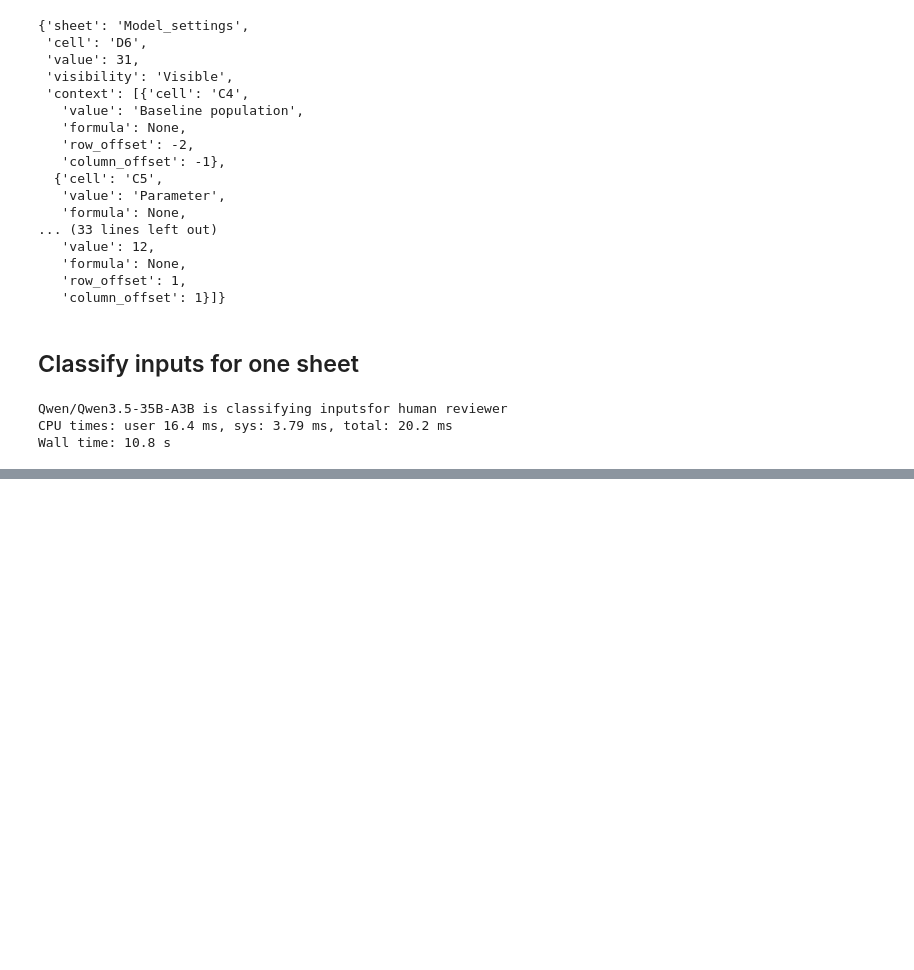
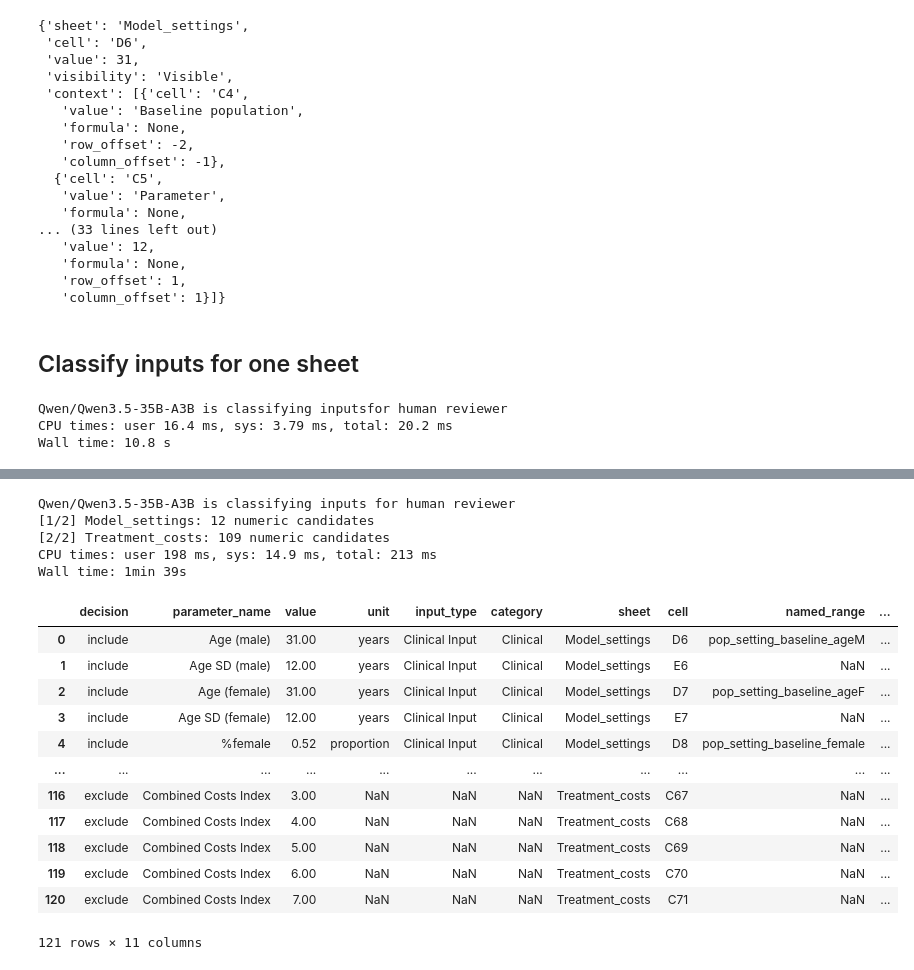
Before and after one commit to TomMonks/model_qc, a Jupyter notebook: 01_input_inventory.ipynb, the cells around one changed output, grey strips where cells are left out. Cells and saved outputs as stored; diff of their text form; code cells hidden in the pictures; blank space fills up the shorter version.

```diff
--- a/01_input_inventory.ipynb
+++ b/01_input_inventory.ipynb
@@ -576,0 +756,41 @@ review_df
+# %%
+%%time
+
+selected_endpoint = "qwen"
+
+print(
+    f"{ENDPOINTS[selected_endpoint]["model"]} is classifying inputs "
+    "for human reviewer"
+)
+
+results = classify_selected_sheets(
+    excel_model,
+    sheets=sheets_to_include[:2],
+    base_url=ENDPOINTS[selected_endpoint]["url"],
+    selected_model=ENDPOINTS[selected_endpoint]["model"],
+    random_seed=42,
+    temperature=1.0,
+)
+# %% [output]
+Qwen/Qwen3.5-35B-A3B is classifying inputs for human reviewer
+[1/2] Model_settings: 12 numeric candidates
+[2/2] Treatment_costs: 109 numeric candidates
+CPU times: user 198 ms, sys: 14.9 ms, total: 213 ms
+Wall time: 1min 39s
+# %%
+review_df = classifications_to_dataframe(results, excel_model)
+review_df
+# %% [output]
+|  | decision | parameter_name | value | unit | input_type | category | sheet | cell | named_range | ... |
+| 0 | include | Age (male) | 31.00 | years | Clinical Input | Clinical | Model_settings | D6 | pop_setting_baseline_ageM | ... |
+| 1 | include | Age SD (male) | 12.00 | years | Clinical Input | Clinical | Model_settings | E6 | NaN | ... |
+| 2 | include | Age (female) | 31.00 | years | Clinical Input | Clinical | Model_settings | D7 | pop_setting_baseline_ageF | ... |
+| 3 | include | Age SD (female) | 12.00 | years | Clinical Input | Clinical | Model_settings | E7 | NaN | ... |
+| 4 | include | %female | 0.52 | proportion | Clinical Input | Clinical | Model_settings | D8 | pop_setting_baseline_female | ... |
+| ... | ... | ... | ... | ... | ... | ... | ... | ... | ... | ... |
+| 116 | exclude | Combined Costs Index | 3.00 | NaN | NaN | NaN | Treatment_costs | C67 | NaN | ... |
+| 117 | exclude | Combined Costs Index | 4.00 | NaN | NaN | NaN | Treatment_costs | C68 | NaN | ... |
+| 118 | exclude | Combined Costs Index | 5.00 | NaN | NaN | NaN | Treatment_costs | C69 | NaN | ... |
+| 119 | exclude | Combined Costs Index | 6.00 | NaN | NaN | NaN | Treatment_costs | C70 | NaN | ... |
+| 120 | exclude | Combined Costs Index | 7.00 | NaN | NaN | NaN | Treatment_costs | C71 | NaN | ... |
+121 rows × 11 columns
```
Also changed, not shown: parts of 4 cells of this notebook.
